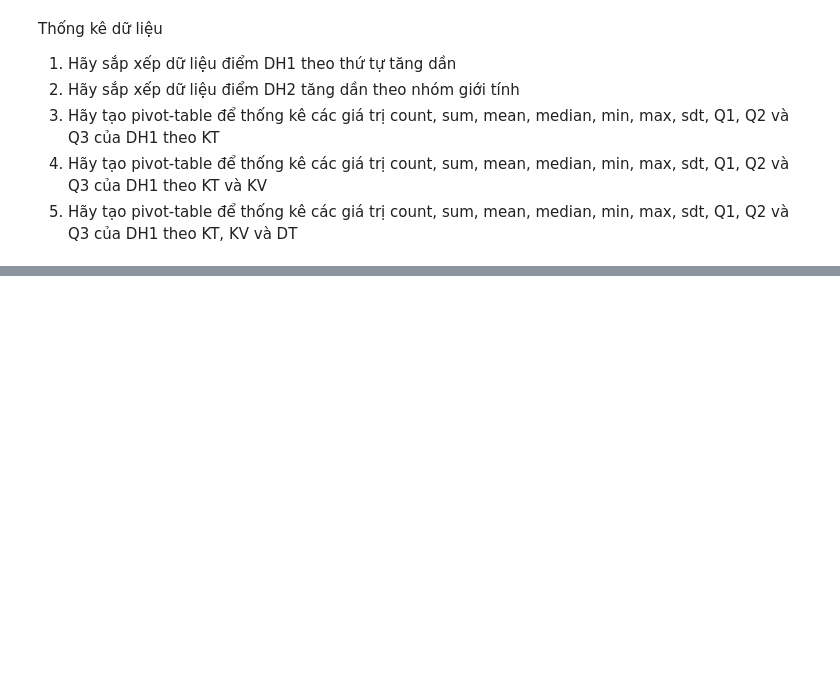
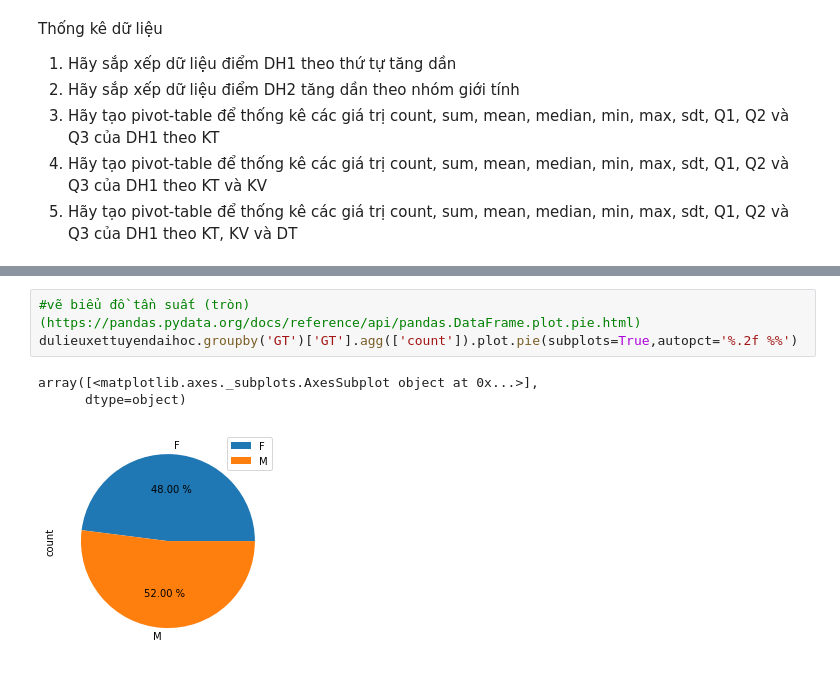
Before and after one commit to dangnhan-6426/NHAPMONPHANTICHDULIEUHOCSAU, a Jupyter notebook: Lab_2_Homework.ipynb, the cells around one changed output, grey strips where cells are left out. Saved outputs shown, nothing was run; the diff lists cells and outputs as text; blank space fills up the shorter version.

```diff
--- a/Lab_2_Homework.ipynb
+++ b/Lab_2_Homework.ipynb
@@ -97,0 +161,7 @@ pivotKT_DH1
+# %%
+#vẽ biểu đồ tần suất (tròn) (https://pandas.pydata.org/docs/reference/api/pandas.DataFrame.plot.pie.html)
+dulieuxettuyendaihoc.groupby('GT')['GT'].agg(['count']).plot.pie(subplots=True,autopct='%.2f %%')
+# %% [output]
+array([<matplotlib.axes._subplots.AxesSubplot object at 0x...>],
+      dtype=object)
+[figure, added]
```
Also changed, not shown: parts of 10 cells of this notebook.
